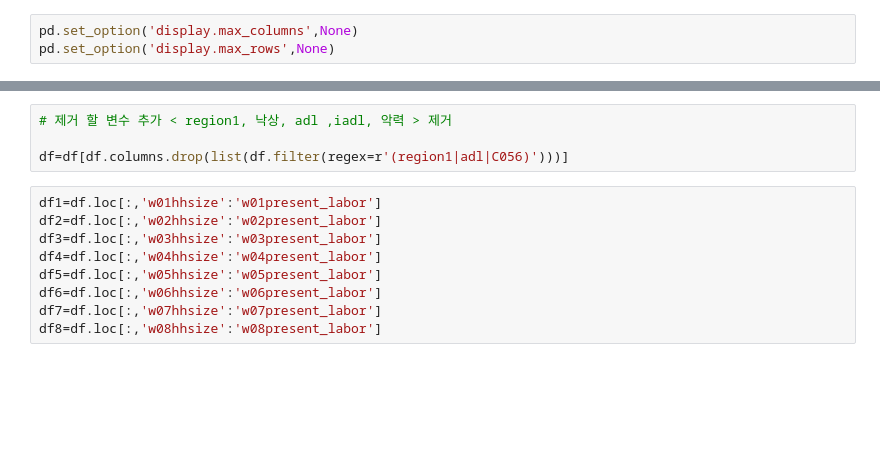
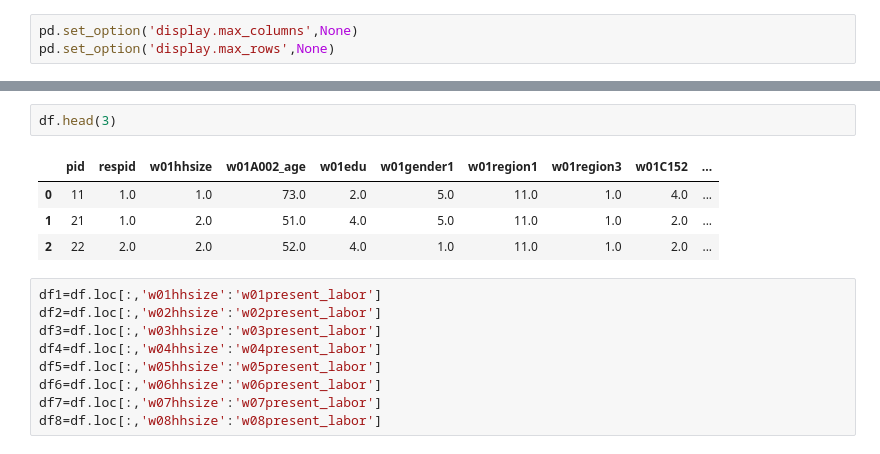
Before and after one commit to parksj2480/KLOSA, a Jupyter notebook: model/LSTM.ipynb, the cells around one changed output, grey strips where cells are left out. Cells and saved outputs as stored; diff of their text form; blank space fills up the shorter version.

```diff
--- a/model/LSTM.ipynb
+++ b/model/LSTM.ipynb
@@ -11,10 +15,13 @@ df=pd.read_csv("MainData.csv")
 df.shape
 # %% [output]
 (11092, 248)
-# %%
-# 제거 할 변수 추가 < region1, 낙상, adl ,iadl, 악력 > 제거
-
-df=df[df.columns.drop(list(df.filter(regex=r'(region1|adl|C056)')))]
+# %%
+df.head(3)
+# %% [output]
+|  | pid | respid | w01hhsize | w01A002_age | w01edu | w01gender1 | w01region1 | w01region3 | w01C152 | ... |
+| 0 | 11 | 1.0 | 1.0 | 73.0 | 2.0 | 5.0 | 11.0 | 1.0 | 4.0 | ... |
+| 1 | 21 | 1.0 | 2.0 | 51.0 | 4.0 | 5.0 | 11.0 | 1.0 | 2.0 | ... |
+| 2 | 22 | 2.0 | 2.0 | 52.0 | 4.0 | 1.0 | 11.0 | 1.0 | 2.0 | ... |
 # %%
 df1=df.loc[:,'w01hhsize':'w01present_labor']
 df2=df.loc[:,'w02hhsize':'w02present_labor']
```
Also changed, not shown: parts of 25 cells of this notebook, 7 other files.
